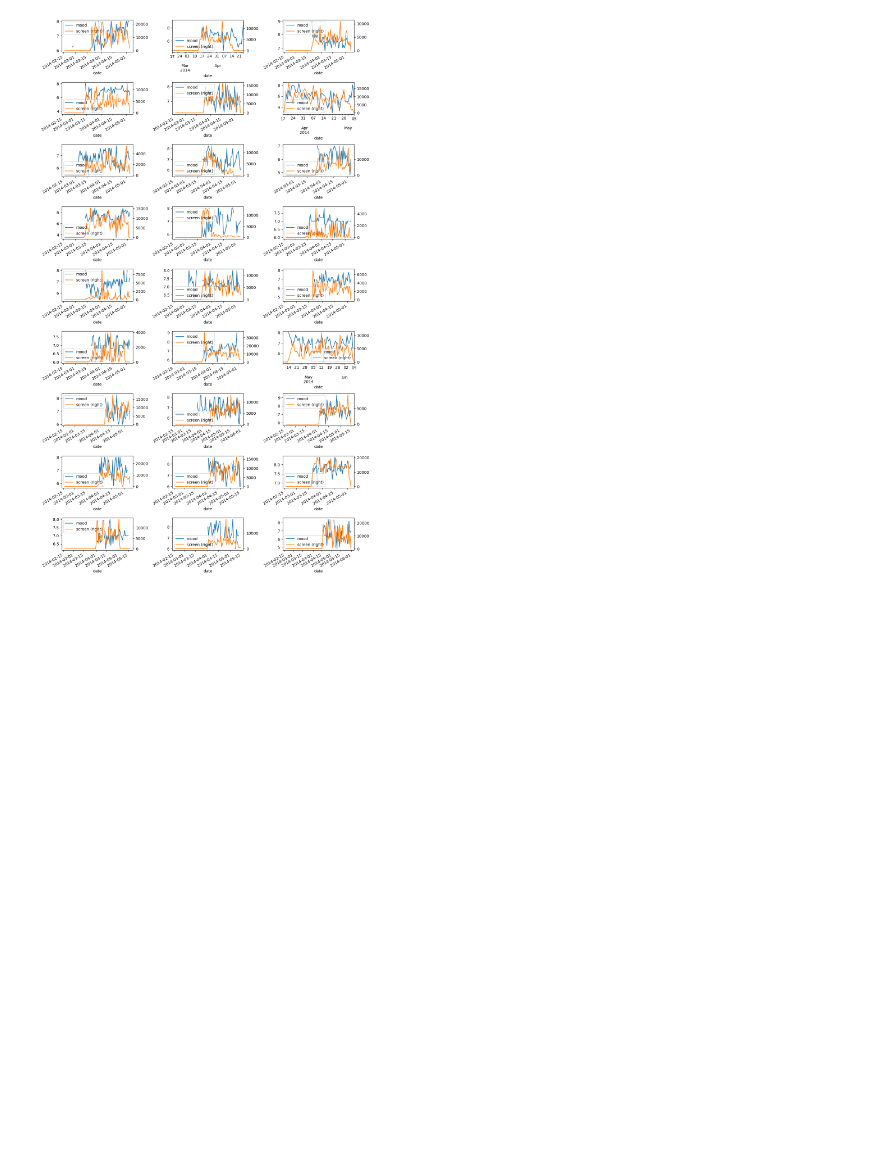
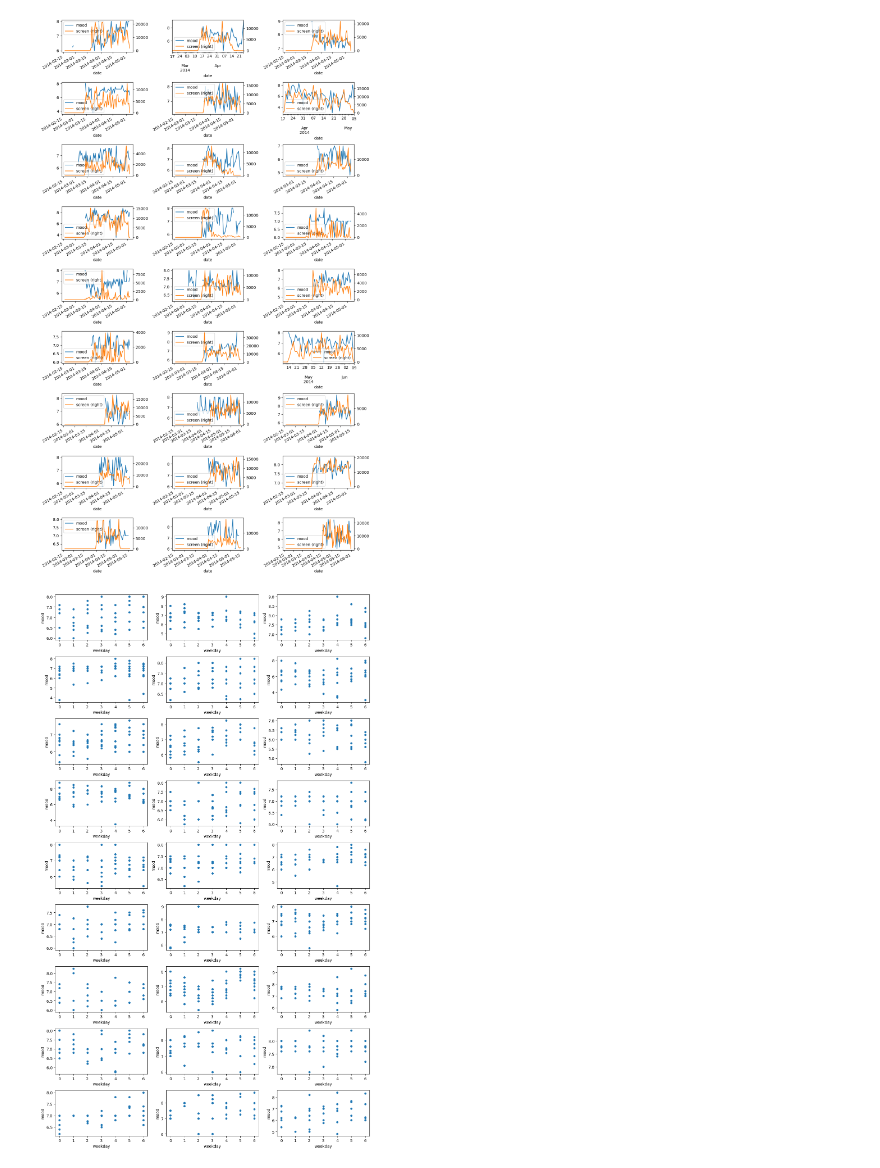
Before and after one commit to PaulHosek/DataMining, a Jupyter notebook: read_mood_data.ipynb, the cells around one changed output. Drawn from its saved outputs; the diff is of its cells as text; code cells hidden in the pictures; blank space fills up the shorter version.

Commit message:
add weekdays

```diff
--- a/read_mood_data.ipynb
+++ b/read_mood_data.ipynb
@@ -34,7 +34,7 @@ def aggregate_individual_data(raw=pd.DataFrame, to_average=None ):
     # loop over days
     for i, day in enumerate(raw['date'].unique()):
         processed.loc[i, 'date'] = day
-        row = raw['date'] == day
+        row = (raw['date'] == day)
 
         # loop over variables
         for col in processed.columns[1:-1]:
@@ -51,6 +51,8 @@ def aggregate_individual_data(raw=pd.DataFrame, to_average=None ):
     processed['date'] = pd.to_datetime(processed.loc[:,'date'])
     processed = processed.sort_values('date')
 
+    processed.insert(1, 'weekday', processed['date'].dt.weekday)
+
     return processed
 # %%
 raw_data = pd.read_csv('data/dataset_mood_smartphone.csv')
@@ -114,3 +116,25 @@ for row in range(nrows):
 plt.tight_layout()
 # %% [output]
 [figure]
+# %%
+# plot some data
+nrows = 9
+ncols = 3
+
+fig, axes = plt.subplots(nrows, ncols, figsize = [12, 20])
+
+counter = 0
+for row in range(nrows):
+    for col in range(ncols):
+        processed_dfs[counter].plot.scatter('weekday', 'mood', ax = axes[row, col])
+        #processed_dfs[counter].plot('date', 'screen', ax = axes[row, col], secondary_y=True)
+        counter += 1
+
+        if counter >= len(processed_dfs):
+            break
+    if counter >= len(processed_dfs):
+            break
+
+plt.tight_layout()
+# %% [output]
+[figure, added]
```
Also changed, not shown: 27 other files.
